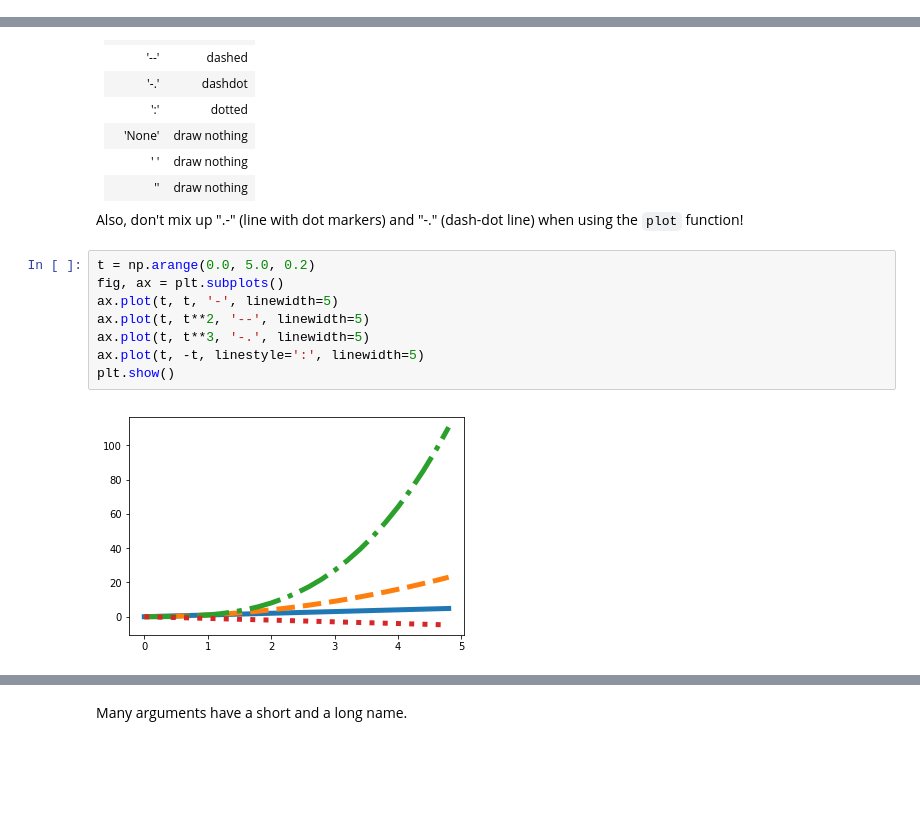
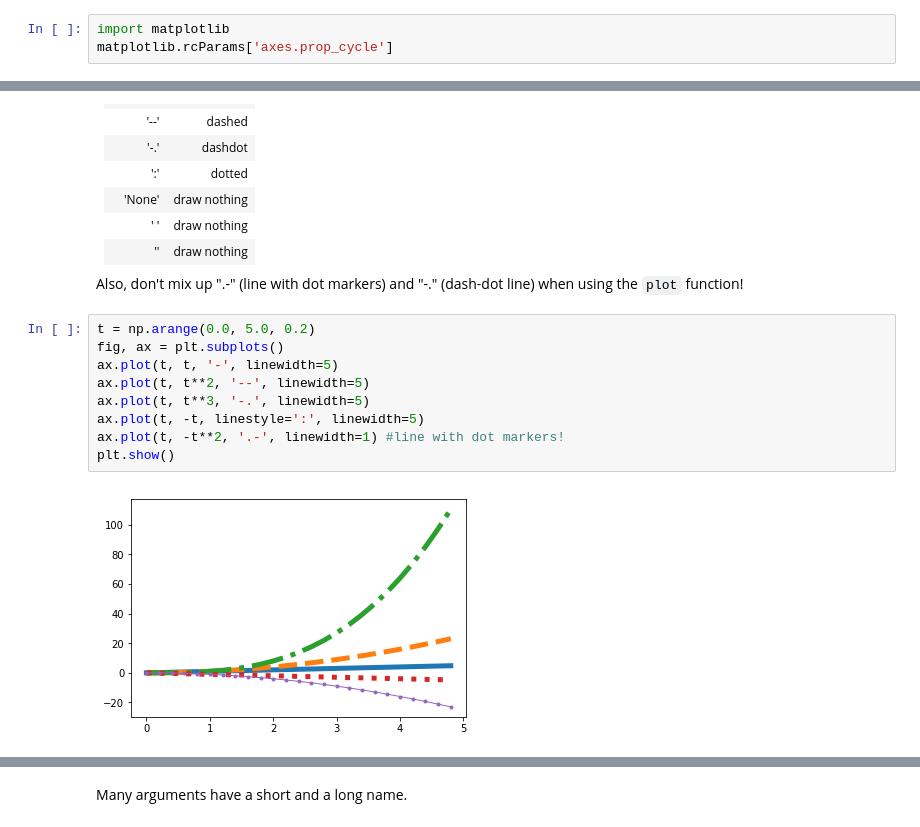
Before and after one commit to scientificprogrammingUOS/lectures, a Jupyter notebook: week05-Plotting_with_Matplotlib/lecture.ipynb, the cells around one changed output, grey strips where cells are left out. Cells and saved outputs as stored; diff of their text form; blank space fills up the shorter version.

```diff
--- a/week05-Plotting_with_Matplotlib/lecture.ipynb
+++ b/week05-Plotting_with_Matplotlib/lecture.ipynb
@@ -939,0 +1080,3 @@ plt.show()
+# %%
+import matplotlib
+matplotlib.rcParams['axes.prop_cycle']
@@ -997,10 +1179,11 @@ Also, don't mix up ".-" (line with dot markers) and "-." (dash-dot line) when us
 # %%
 t = np.arange(0.0, 5.0, 0.2)
 fig, ax = plt.subplots()
 ax.plot(t, t, '-', linewidth=5)
 ax.plot(t, t**2, '--', linewidth=5)
 ax.plot(t, t**3, '-.', linewidth=5)
 ax.plot(t, -t, linestyle=':', linewidth=5)
+ax.plot(t, -t**2, '.-', linewidth=1) #line with dot markers!
 plt.show()
 # %% [output]
-[figure, old version]
+[figure, new version]
```
Also changed, not shown: parts of 68 cells of this notebook, 13 other files.
